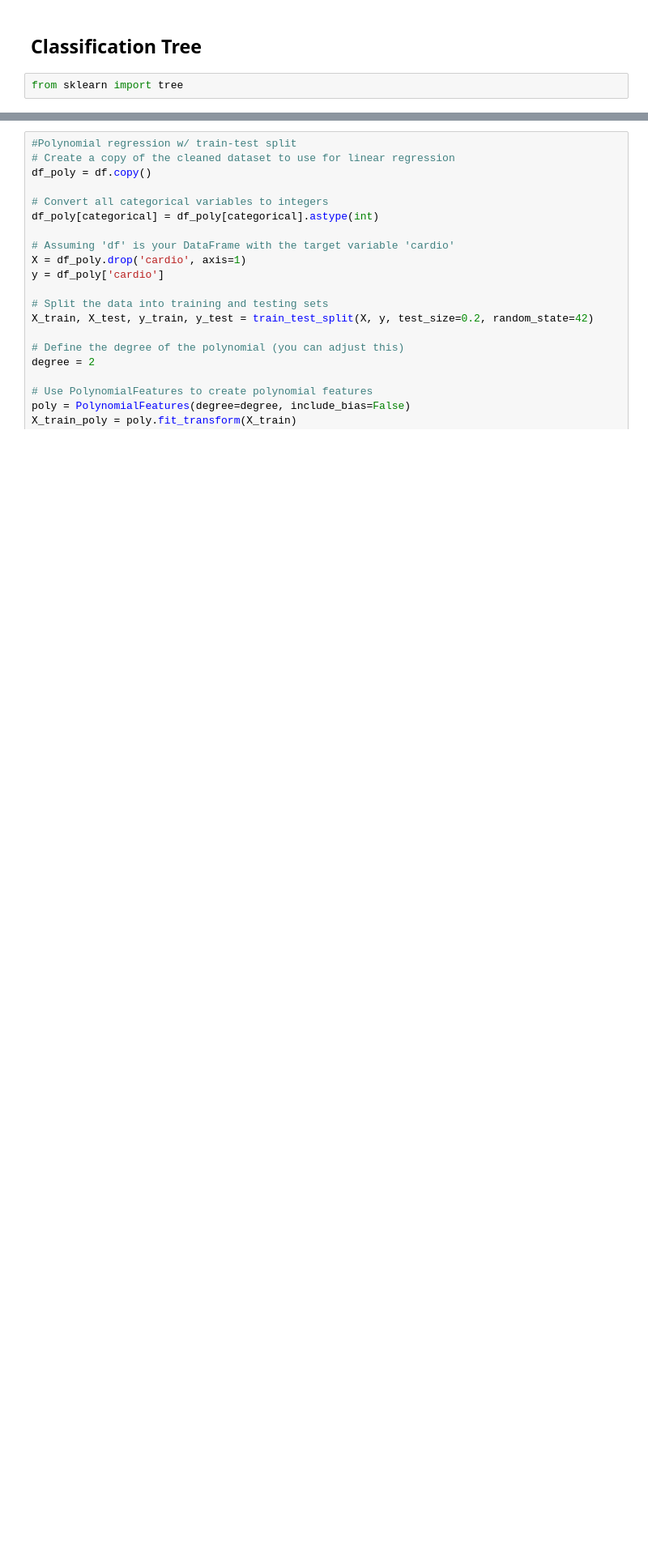
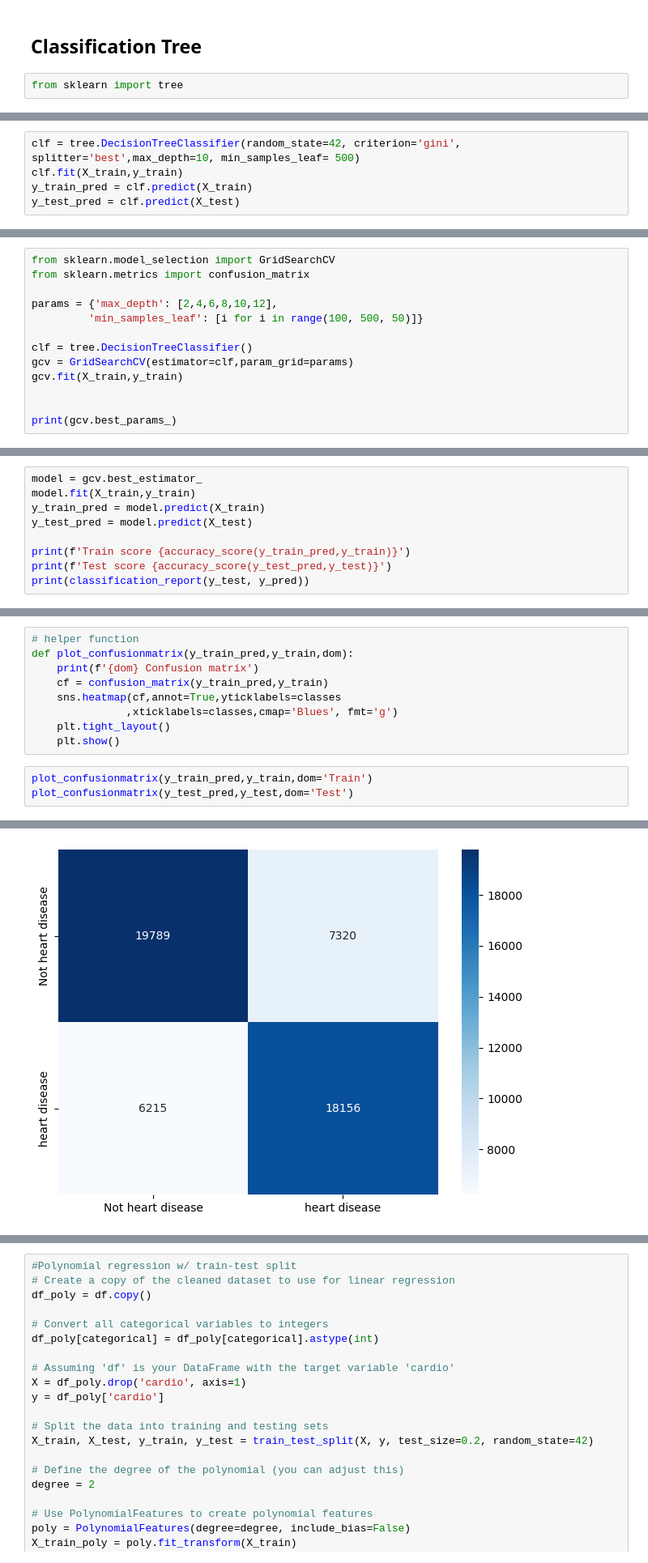
Before and after one commit to BarbaraLol/Statistical_Model, a Jupyter notebook: Analysis.ipynb, the cells around one changed output, grey strips where cells are left out. Shown at 81% size. Saved outputs shown, nothing was run; the diff lists cells and outputs as text; blank space fills up the shorter version.

```diff
--- a/Analysis.ipynb
+++ b/Analysis.ipynb
@@ -354 +346,6 @@ DecisionTreeClassifier(class_weight='balanced')
+# %%
+clf = tree.DecisionTreeClassifier(random_state=42, criterion='gini', splitter='best',max_depth=10, min_samples_leaf= 500)
+clf.fit(X_train,y_train)
+y_train_pred = clf.predict(X_train)
+y_test_pred = clf.predict(X_test)
 # %%
@@ -425,0 +389,13 @@ KeyboardInterrupt:
+# %%
+from sklearn.model_selection import GridSearchCV
+from sklearn.metrics import confusion_matrix
+
+params = {'max_depth': [2,4,6,8,10,12],
+         'min_samples_leaf': [i for i in range(100, 500, 50)]}
+
+clf = tree.DecisionTreeClassifier()
+gcv = GridSearchCV(estimator=clf,param_grid=params)
+gcv.fit(X_train,y_train)
+
+
+print(gcv.best_params_)
@@ -425,0 +404,9 @@ KeyboardInterrupt:
+# %%
+model = gcv.best_estimator_
+model.fit(X_train,y_train)
+y_train_pred = model.predict(X_train)
+y_test_pred = model.predict(X_test)
+
+print(f'Train score {accuracy_score(y_train_pred,y_train)}')
+print(f'Test score {accuracy_score(y_test_pred,y_test)}')
+print(classification_report(y_test, y_pred))
@@ -425,0 +424,13 @@ KeyboardInterrupt:
+# %%
+# helper function
+def plot_confusionmatrix(y_train_pred,y_train,dom):
+    print(f'{dom} Confusion matrix')
+    cf = confusion_matrix(y_train_pred,y_train)
+    sns.heatmap(cf,annot=True,yticklabels=classes
+               ,xticklabels=classes,cmap='Blues', fmt='g')
+    plt.tight_layout()
+    plt.show()
+# %%
+plot_confusionmatrix(y_train_pred,y_train,dom='Train')
+plot_confusionmatrix(y_test_pred,y_test,dom='Test')
+# %% [output]
@@ -425,0 +438 @@ KeyboardInterrupt:
+[figure, added]
```
Also changed, not shown: parts of 13 cells of this notebook, 2 other files.
